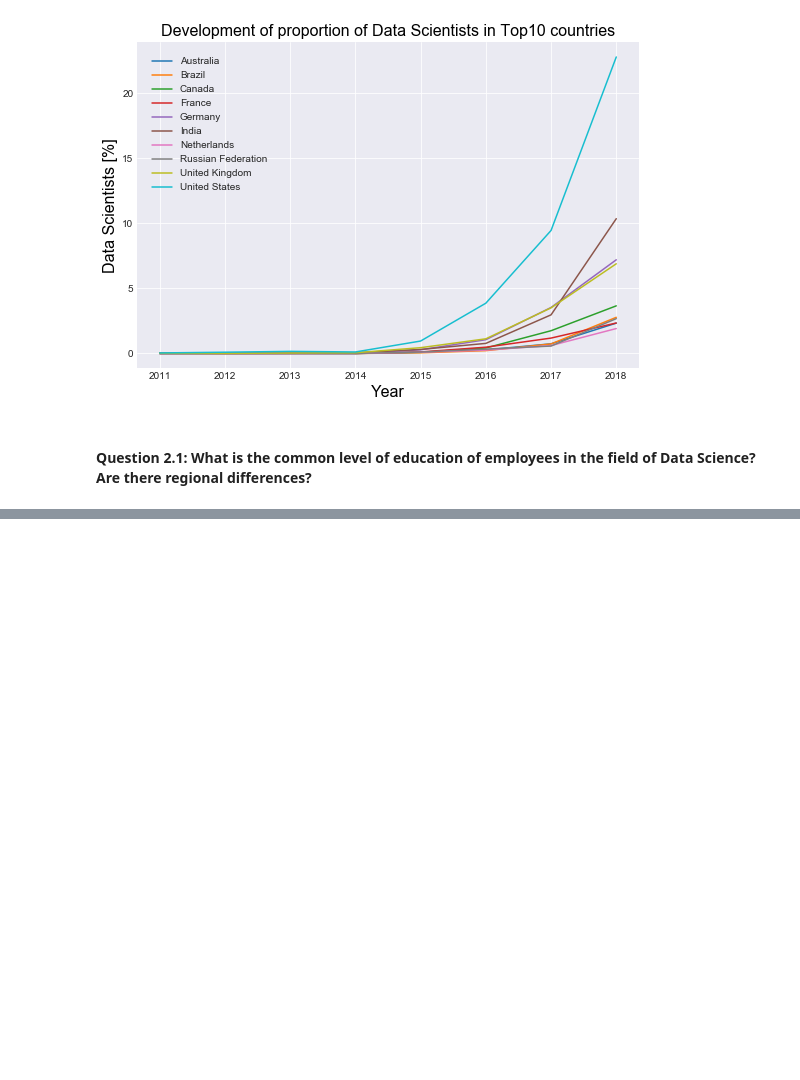
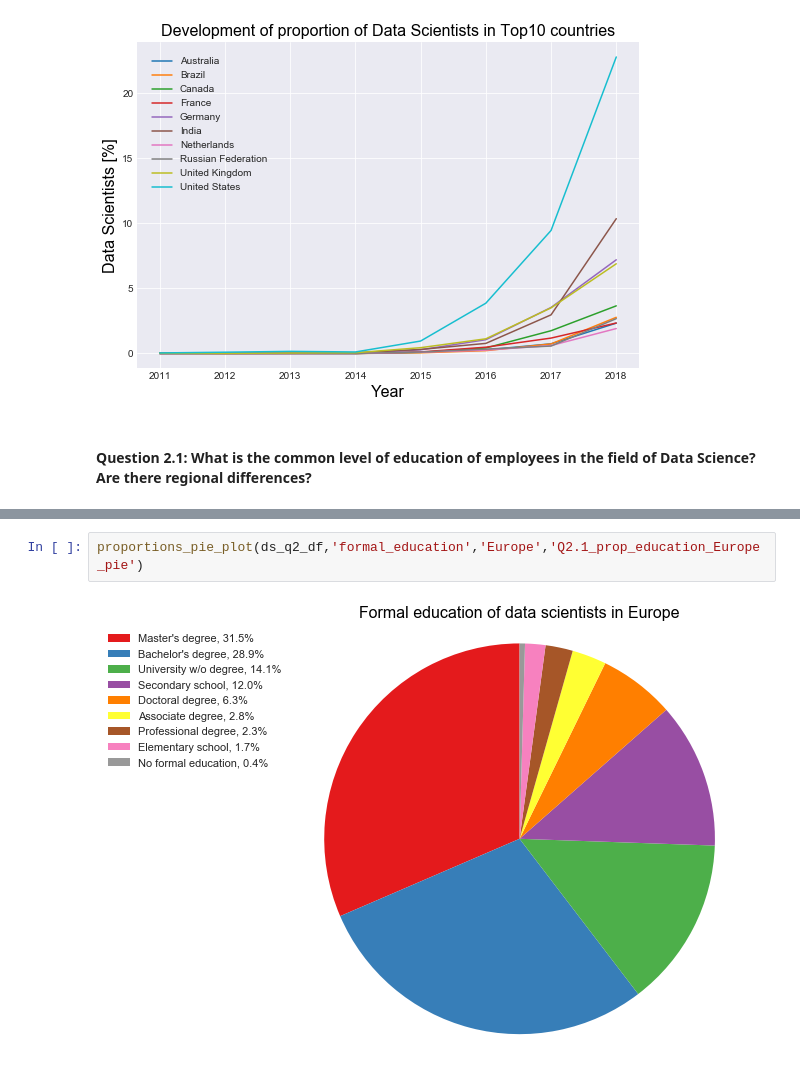
Before and after one commit to oliverkroening/Udacity_DSND_Project04, a Jupyter notebook: Data_Science_Europe.ipynb, the cells around one changed output, grey strips where cells are left out. Saved outputs shown, nothing was run; the diff lists cells and outputs as text; blank space fills up the shorter version.

```diff
--- a/Data_Science_Europe.ipynb
+++ b/Data_Science_Europe.ipynb
@@ -1693,0 +1718,4 @@ list(y1.index)
+# %%
+proportions_pie_plot(ds_q2_df,'formal_education','Europe','Q2.1_prop_education_Europe_pie')
+# %% [output]
+[figure, added]
```
Also changed, not shown: parts of 35 cells of this notebook.
